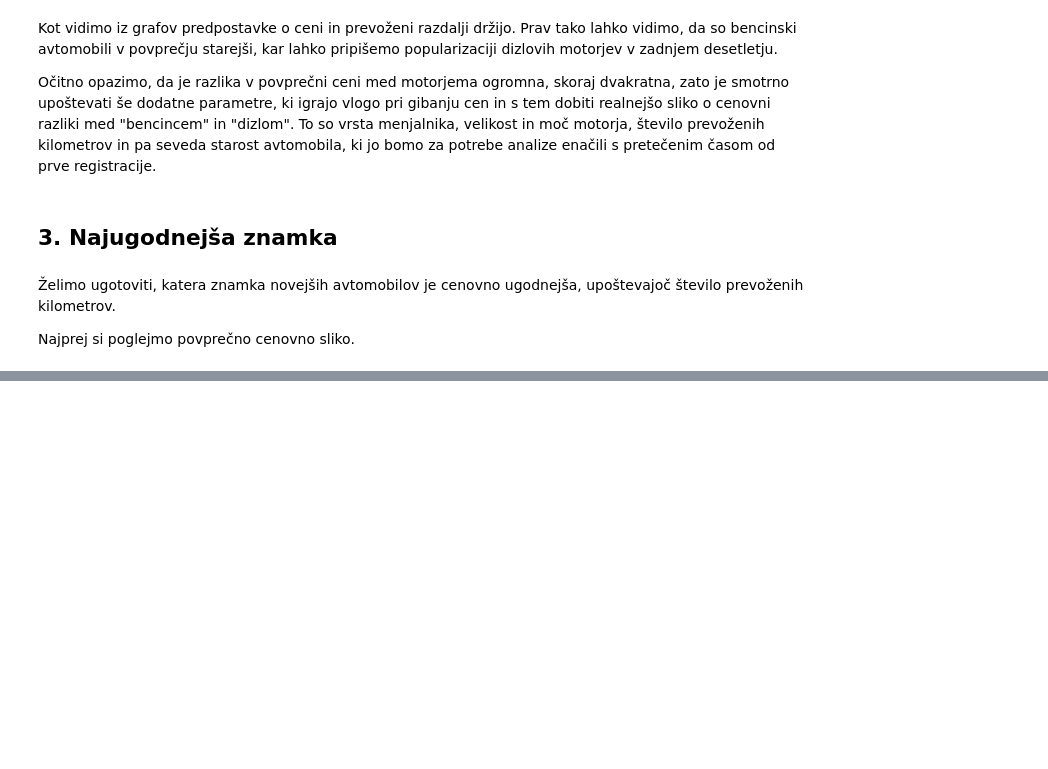
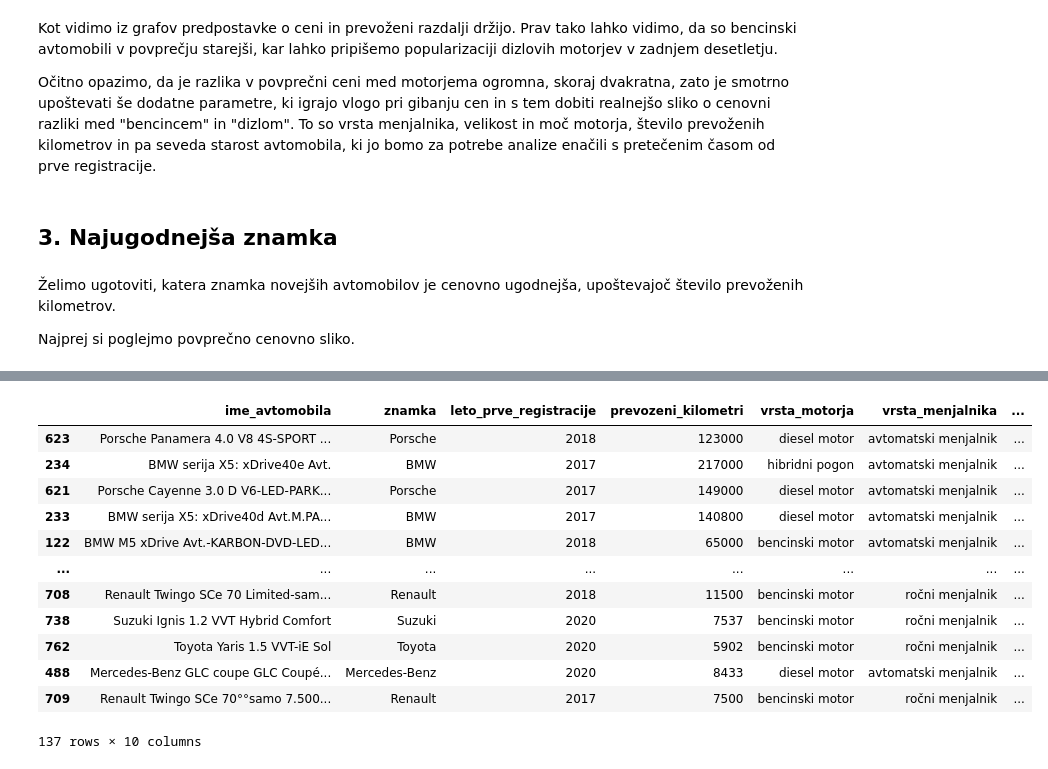
Before and after one commit to timotejstibilj/Avtomobili, a Jupyter notebook: Analiza rabljenih avtomobilov na avto.net.ipynb, the cells around one changed output, grey strips where cells are left out. Drawn from its saved outputs; the diff is of its cells as text; code cells hidden in the pictures; blank space fills up the shorter version.

```diff
--- a/Analiza rabljenih avtomobilov na avto.net.ipynb
+++ b/Analiza rabljenih avtomobilov na avto.net.ipynb
@@ -183,0 +254,17 @@ Očitno je, da prevožena razdalja vpliva na ceno avtomobila, zato jo bomo upoš
+# %%
+avti["ugodnost"] = (10 ** 10) / (avti.prevozeni_kilometri * avti.cena)
+novejsi_avti.sort_values("ugodnost")
+# %% [output]
+|  | ime_avtomobila | znamka | leto_prve_registracije | prevozeni_kilometri | vrsta_motorja | vrsta_menjalnika | ... |
+| 623 | Porsche Panamera 4.0 V8 4S-SPORT ... | Porsche | 2018 | 123000 | diesel motor | avtomatski menjalnik | ... |
+| 234 | BMW serija X5: xDrive40e Avt. | BMW | 2017 | 217000 | hibridni pogon | avtomatski menjalnik | ... |
+| 621 | Porsche Cayenne 3.0 D V6-LED-PARK... | Porsche | 2017 | 149000 | diesel motor | avtomatski menjalnik | ... |
+| 233 | BMW serija X5: xDrive40d Avt.M.PA... | BMW | 2017 | 140800 | diesel motor | avtomatski menjalnik | ... |
+| 122 | BMW M5 xDrive Avt.-KARBON-DVD-LED... | BMW | 2018 | 65000 | bencinski motor | avtomatski menjalnik | ... |
+| ... | ... | ... | ... | ... | ... | ... | ... |
+| 708 | Renault Twingo SCe 70 Limited-sam... | Renault | 2018 | 11500 | bencinski motor | ročni menjalnik | ... |
+| 738 | Suzuki Ignis 1.2 VVT Hybrid Comfort | Suzuki | 2020 | 7537 | bencinski motor | ročni menjalnik | ... |
+| 762 | Toyota Yaris 1.5 VVT-iE Sol | Toyota | 2020 | 5902 | bencinski motor | ročni menjalnik | ... |
+| 488 | Mercedes-Benz GLC coupe GLC Coupé... | Mercedes-Benz | 2020 | 8433 | diesel motor | avtomatski menjalnik | ... |
+| 709 | Renault Twingo SCe 70°°samo 7.500... | Renault | 2017 | 7500 | bencinski motor | ročni menjalnik | ... |
+137 rows × 10 columns
```
Also changed, not shown: parts of 18 cells of this notebook.
